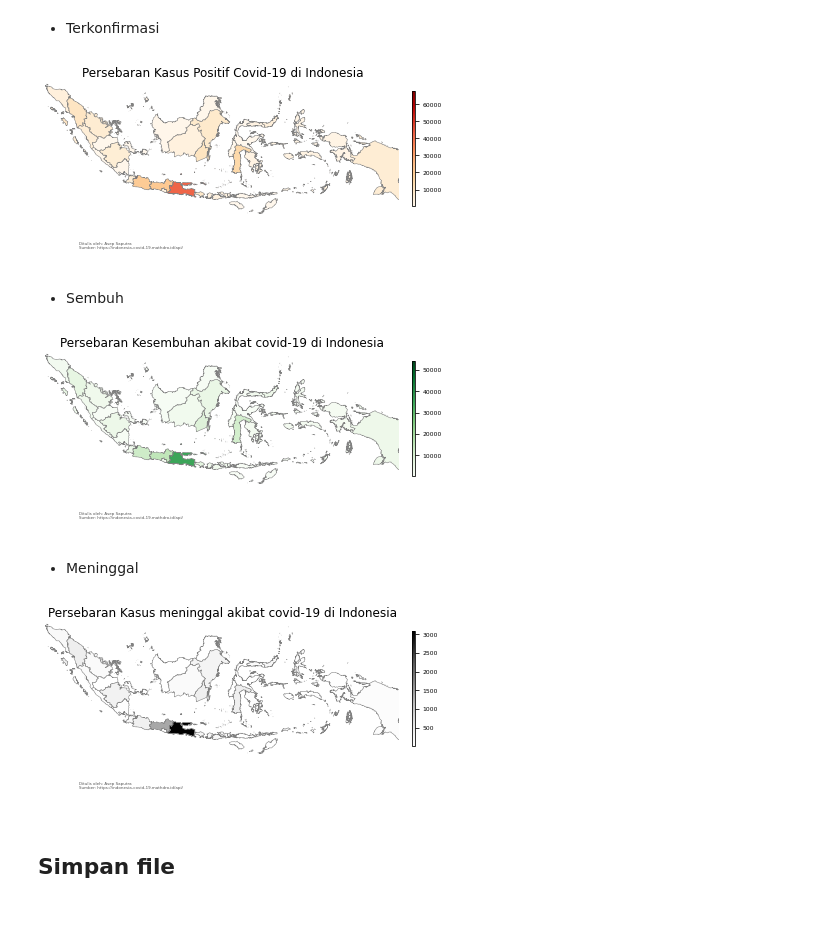
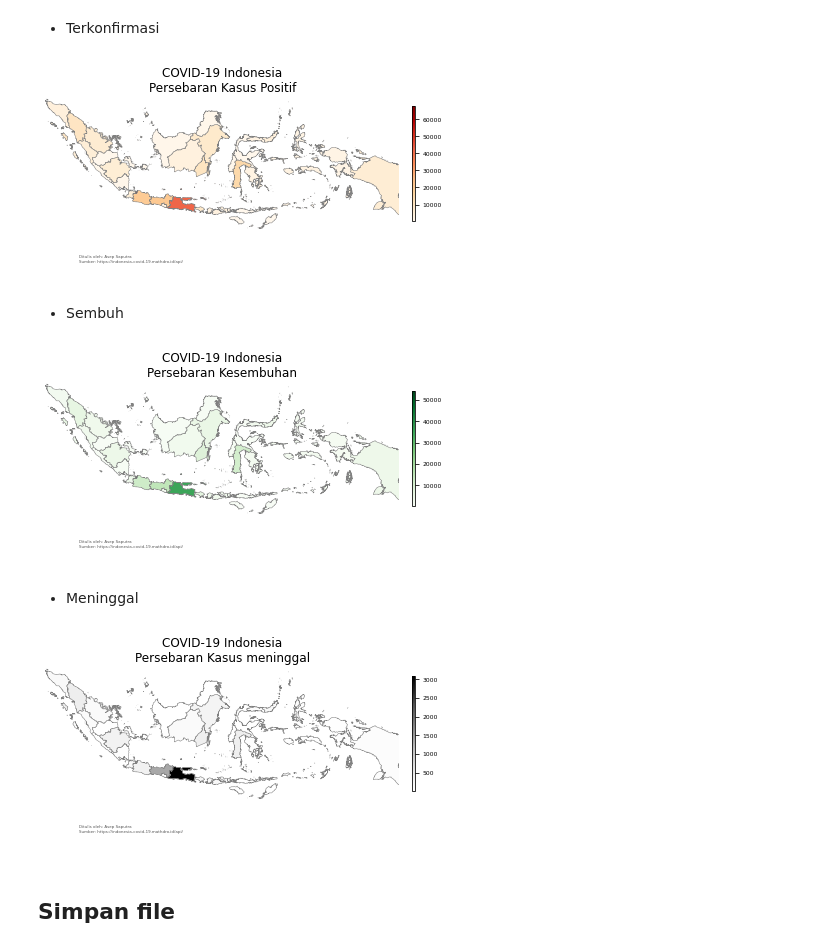
Before and after one commit to asepscareer/persebaran-covid-19-di-Indonesia, a Jupyter notebook: covid_indonesia.ipynb, the cells around one changed output. Saved outputs shown, nothing was run; the diff lists cells and outputs as text; code cells hidden in the pictures; blank space fills up the shorter version.

```diff
--- a/covid_indonesia.ipynb
+++ b/covid_indonesia.ipynb
@@ -134,29 +134,29 @@ Nilai minimumnya adalah 2, sedangkan nilai maksimumnya adalah 3084
 # %%
 fig1 = plt.figure()
 ax = fig1.add_axes([0, 0, 1, 1])
 ax.axis('off')
 fig1.set_facecolor("#ffffff")
 fig1.patch.set_facecolor("#ffffff")
 ax.axis('off')
 ax.margins(0)
 ax.apply_aspect()
 
 bbox = ax.get_window_extent().inverse_transformed(fig1.transFigure)
 w,h = fig1.get_size_inches()
 fig1.set_size_inches(w*bbox.width, h*bbox.height)
 merged.plot(column=v_positif, cmap='OrRd', linewidth=0.5, ax=ax, edgecolor='0.5')
 cbar = fig1.colorbar(plt.cm.ScalarMappable(cmap='OrRd', norm=plt.Normalize(vmin=vmin_positif, vmax=vmax_positif)), orientation="vertical", aspect=40, shrink=0.4, pad=0.03)
 cbar.ax.tick_params(labelsize=6)
 
-ax.set_title('Persebaran Kasus Positif Covid-19 di Indonesia', \
+ax.set_title('COVID-19 Indonesia\nPersebaran Kasus Positif', \
               fontdict={'fontsize': '12',
                         'fontweight' : '3'})
 ax.annotate('Ditulis oleh: Asep Saputra\nSumber: https://indonesia-covid-19.mathdro.id/api/',
            xy=(0.1, .1), xycoords='figure fraction',
            horizontalalignment='left', verticalalignment='bottom',
            fontsize=4, color='#555555');
 # %% [output]
-[figure, old version]
+[figure, new version]
 # %% [markdown]
 - Sembuh
 # %%
@@ -176,7 +176,7 @@ merged.plot(column=v_sembuh, cmap='Greens', linewidth=0.5, ax=ax, edgecolor='0.5
 cbar = fig2.colorbar(plt.cm.ScalarMappable(cmap='Greens', norm=plt.Normalize(vmin=vmin_sembuh, vmax=vmax_sembuh)), orientation="vertical", aspect=40, shrink=0.4, pad=0.03)
 cbar.ax.tick_params(labelsize=6)
 
-ax.set_title('Persebaran Kesembuhan akibat covid-19 di Indonesia', \
+ax.set_title('COVID-19 Indonesia\nPersebaran Kesembuhan', \
               fontdict={'fontsize': '12',
                         'fontweight' : '3'})
 ax.annotate('Ditulis oleh: Asep Saputra\nSumber: https://indonesia-covid-19.mathdro.id/api/',
@@ -184,7 +184,7 @@ ax.annotate('Ditulis oleh: Asep Saputra\nSumber: https://indonesia-covid-19.math
            horizontalalignment='left', verticalalignment='bottom',
            fontsize=4, color='#555555');
 # %% [output]
-[figure, old version]
+[figure, new version]
 # %% [markdown]
 - Meninggal
 # %%
@@ -204,7 +204,7 @@ merged.plot(column=v_meninggal, cmap='Greys', linewidth=0.5, ax=ax, edgecolor='0
 cbar = fig3.colorbar(plt.cm.ScalarMappable(cmap='Greys', norm=plt.Normalize(vmin=vmin_meninggal, vmax=vmax_meninggal)), orientation="vertical", aspect=40, shrink=0.4, pad=0.03)
 cbar.ax.tick_params(labelsize=6)
 
-ax.set_title('Persebaran Kasus meninggal akibat covid-19 di Indonesia', \
+ax.set_title('COVID-19 Indonesia\nPersebaran Kasus meninggal', \
               fontdict={'fontsize': '12',
                         'fontweight' : '3'})
 ax.annotate('Ditulis oleh: Asep Saputra\nSumber: https://indonesia-covid-19.mathdro.id/api/',
@@ -212,7 +212,7 @@ ax.annotate('Ditulis oleh: Asep Saputra\nSumber: https://indonesia-covid-19.math
            horizontalalignment='left', verticalalignment='bottom',
            fontsize=4, color='#555555');
 # %% [output]
-[figure, old version]
+[figure, new version]
 # %% [markdown]
 ## Simpan file
 # %%
```
Also changed, not shown: 4 other files.
